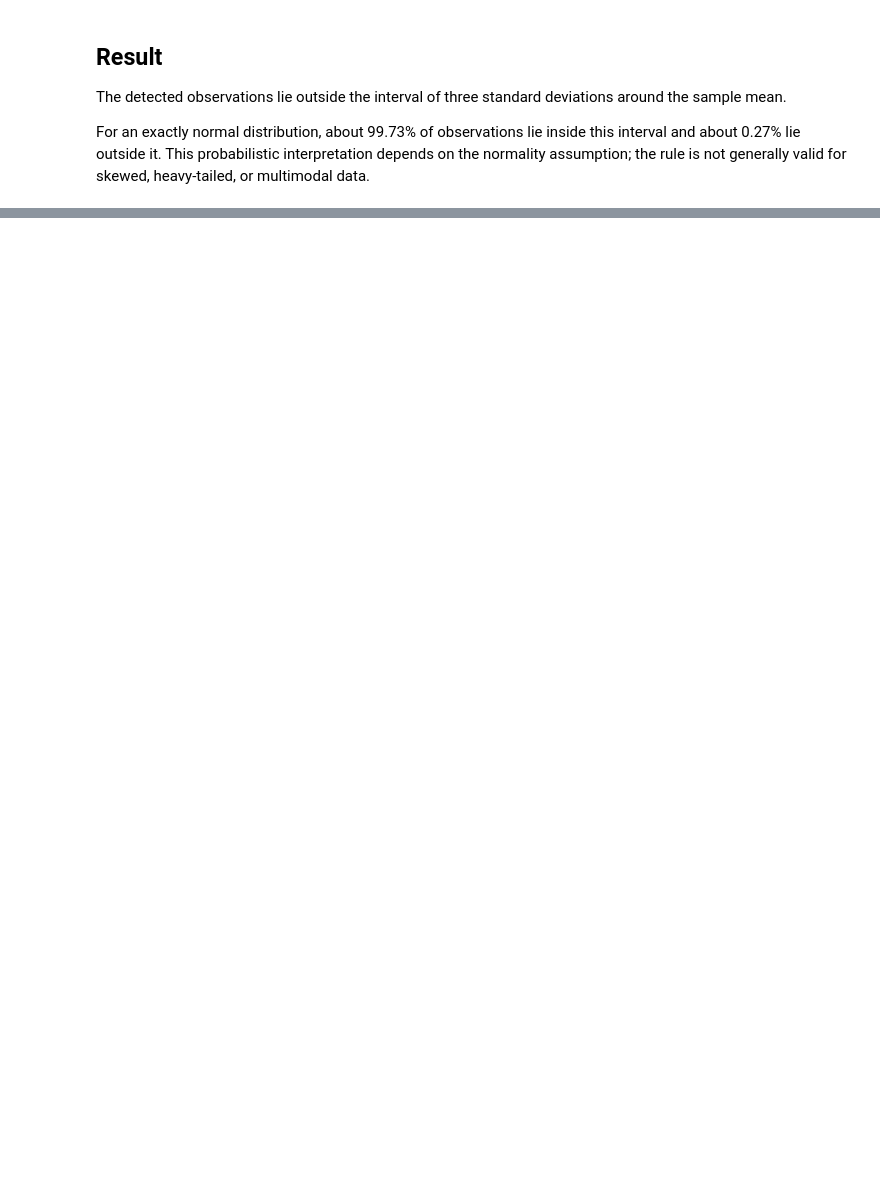
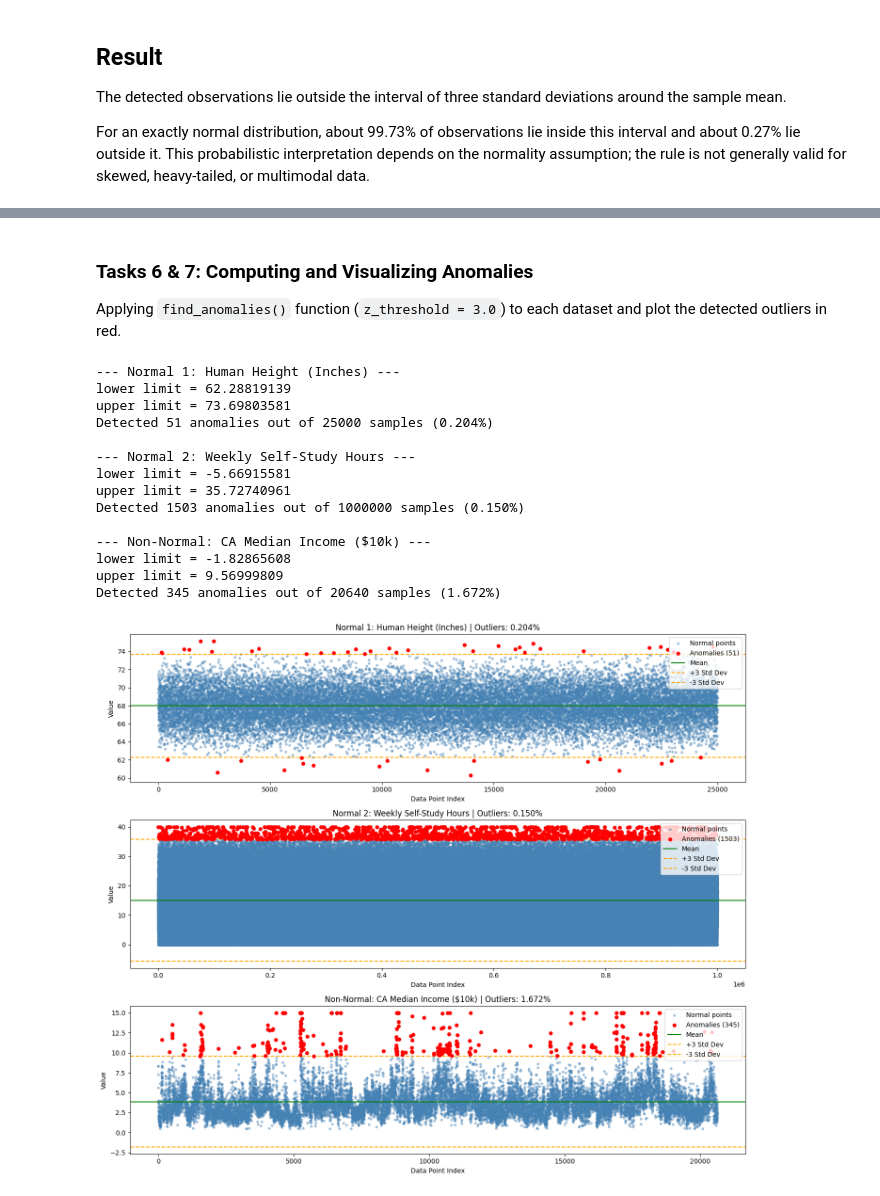
Before and after one commit to Dineshkumaryara/AML, a Jupyter notebook: Ex1.StdDev.ipynb, the cells around one changed output, grey strips where cells are left out. Cells and saved outputs as stored; diff of their text form; code cells hidden in the pictures; blank space fills up the shorter version.

```diff
--- a/Ex1.StdDev.ipynb
+++ b/Ex1.StdDev.ipynb
@@ -100,0 +201,80 @@ print(anomalies)
+# %% [markdown]
+### Tasks 6 & 7: Computing and Visualizing Anomalies
+Applying `find_anomalies()` function (`z_threshold = 3.0`) to each dataset and plot the detected outliers in red.
+# %%
+fig, axes = plt.subplots(3, 1, figsize=(14, 12))
+
+for ax, (name, values) in zip(axes, datasets.items()):
+    print(f"--- {name} ---")
+    # Task 6: Compute anomalies using the existing 3-sigma function
+    anomalies = find_anomalies(values, z_threshold=3.0)
+    percentage = (anomalies.size / values.size) * 100
+    print(
+        f"Detected {anomalies.size} anomalies out of {values.size} samples"
+        f" ({percentage:.3f}%)\n"
+    )
+
+    # Calculate thresholds again for plotting lines
+    mean = values.mean()
+    std = values.std()
+    lower_limit = mean - 3.0 * std
+    upper_limit = mean + 3.0 * std
+
+    indices = np.arange(values.size)
+    is_anomaly = (values < lower_limit) | (values > upper_limit)
+
+    # Task 7: Plot normal points in blue and anomalies in red
+    ax.scatter(
+        indices[~is_anomaly],
+        values[~is_anomaly],
+        color="steelblue",
+        alpha=0.4,
+        s=10,
+        label="Normal points",
+    )
+    ax.scatter(
+        indices[is_anomaly],
+        values[is_anomaly],
+        color="red",
+        s=25,
+        zorder=5,
+        label=f"Anomalies ({anomalies.size})",
+    )
+    ax.axhline(mean, color="green", linestyle="-", linewidth=1.5, label="Mean")
+    ax.axhline(
+        upper_limit,
+        color="orange",
+        linestyle="--",
+        linewidth=1.5,
+        label="+3 Std Dev",
+    )
+    ax.axhline(
+        lower_limit,
+        color="orange",
+        linestyle="--",
+        linewidth=1.5,
+        label="-3 Std Dev",
+    )
+    ax.set_title(f"{name} | Outliers: {percentage:.3f}%")
+    ax.set_xlabel("Data Point Index")
+    ax.set_ylabel("Value")
+    ax.legend(loc="upper right")
+
+plt.tight_layout()
+plt.show()
+# %% [output]
+--- Normal 1: Human Height (Inches) ---
+lower limit = 62.28819139
+upper limit = 73.69803581
+Detected 51 anomalies out of 25000 samples (0.204%)
+
+--- Normal 2: Weekly Self-Study Hours ---
+lower limit = -5.66915581
+upper limit = 35.72740961
+Detected 1503 anomalies out of 1000000 samples (0.150%)
+
+--- Non-Normal: CA Median Income ($10k) ---
+lower limit = -1.82865608
+upper limit = 9.56999809
+Detected 345 anomalies out of 20640 samples (1.672%)
+[figure, added]
```
Also changed, not shown: parts of 8 cells of this notebook.
